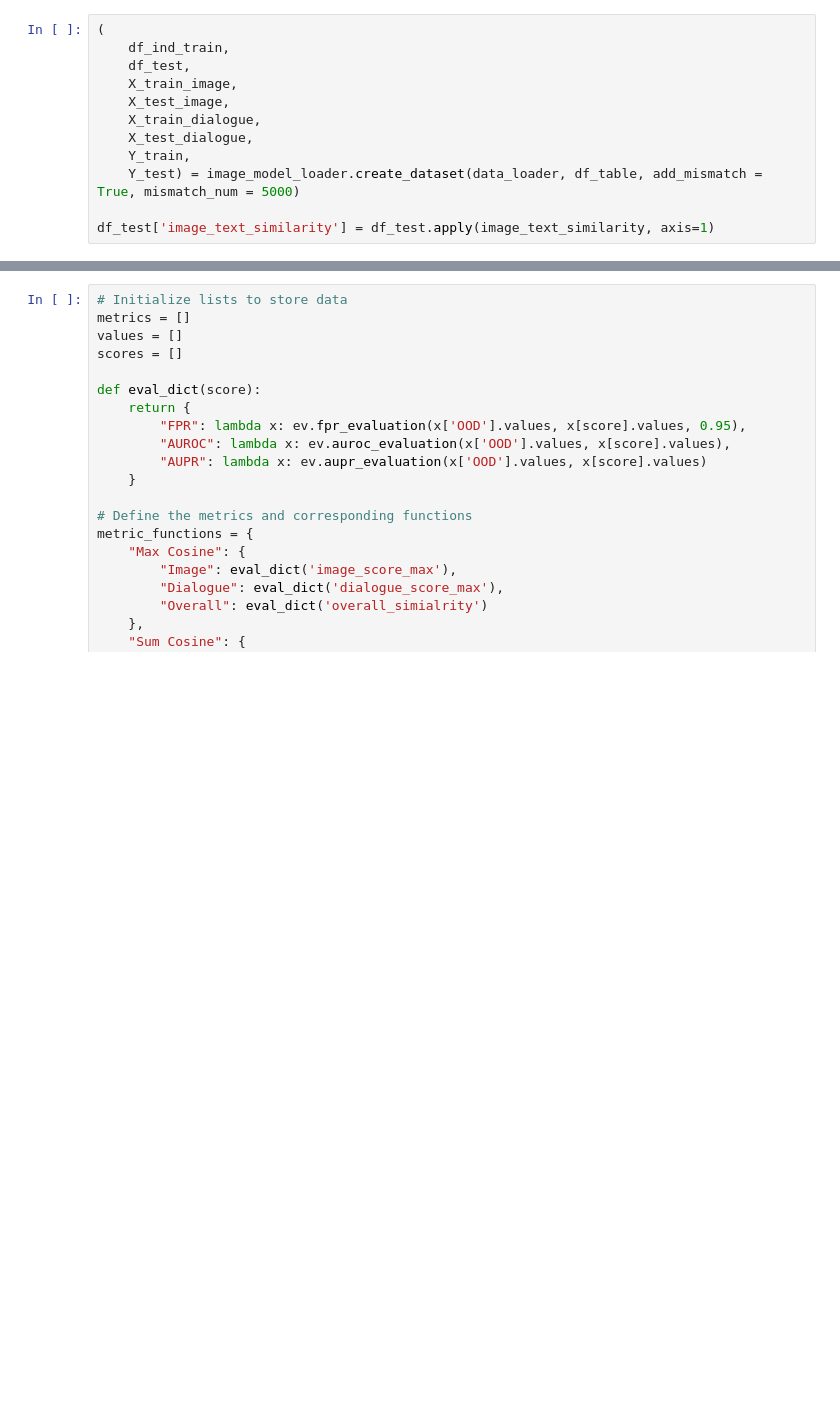
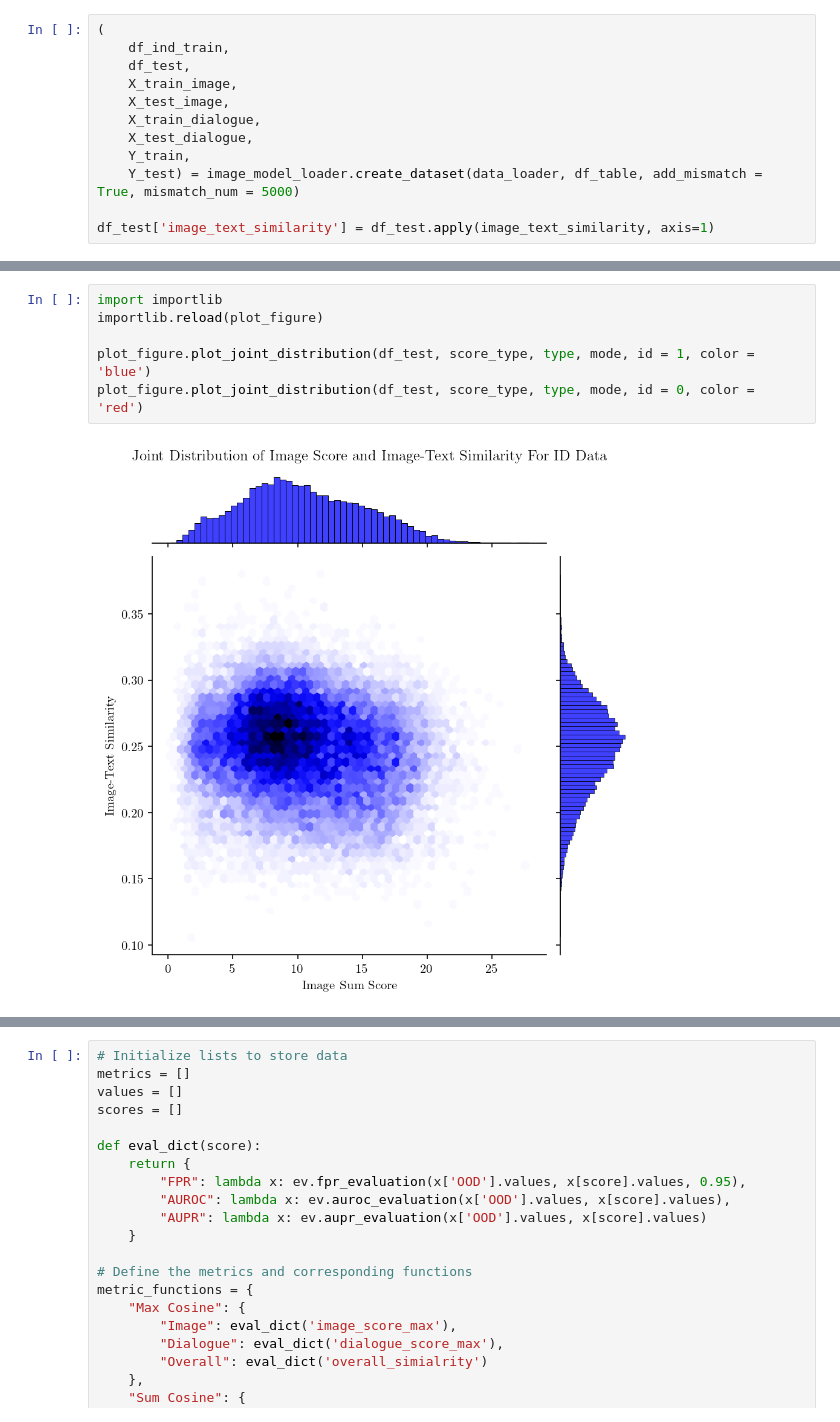
Before and after one commit to wfyitf/multimodal_ood, a Jupyter notebook: notebooks/clip_qa.ipynb, the cells around one changed output, grey strips where cells are left out. Cells and saved outputs as stored; diff of their text form; blank space fills up the shorter version.

```diff
--- a/notebooks/clip_qa.ipynb
+++ b/notebooks/clip_qa.ipynb
@@ -722,0 +294,8 @@ plt.show()
+# %%
+import importlib
+importlib.reload(plot_figure)
+
+plot_figure.plot_joint_distribution(df_test, score_type, type, mode, id = 1, color = 'blue')
+plot_figure.plot_joint_distribution(df_test, score_type, type, mode, id = 0, color = 'red')
+# %% [output]
+[figure, added]
```
Also changed, not shown: parts of 27 cells of this notebook, 1 other file.
